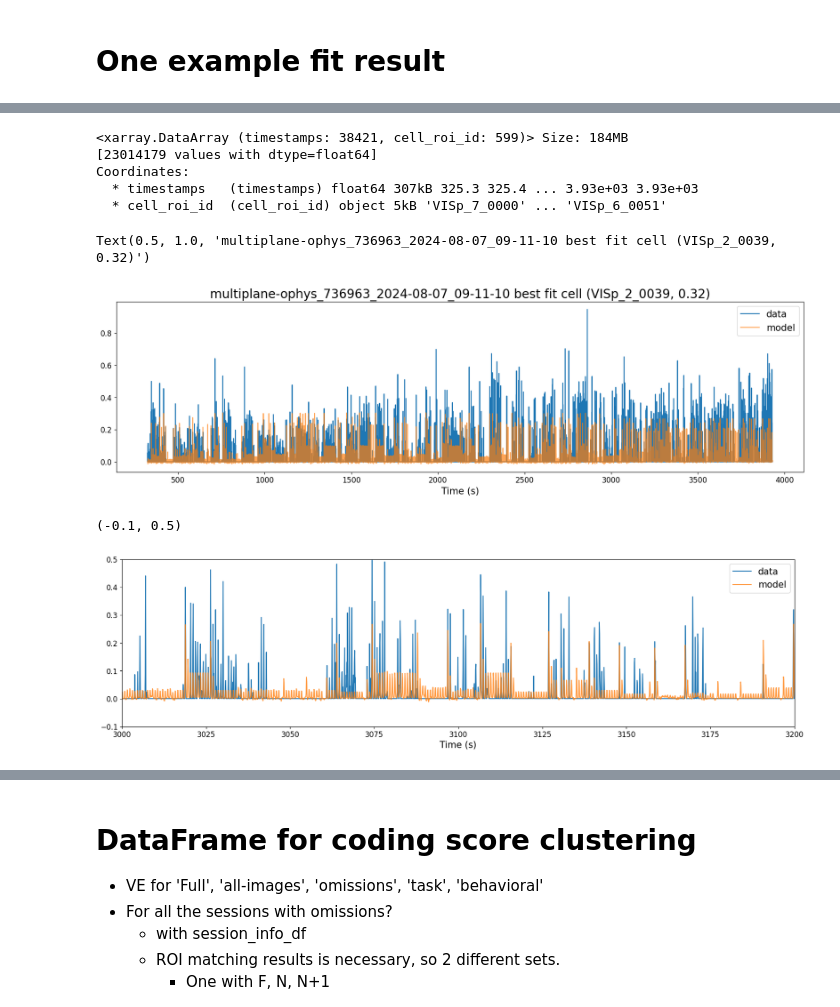
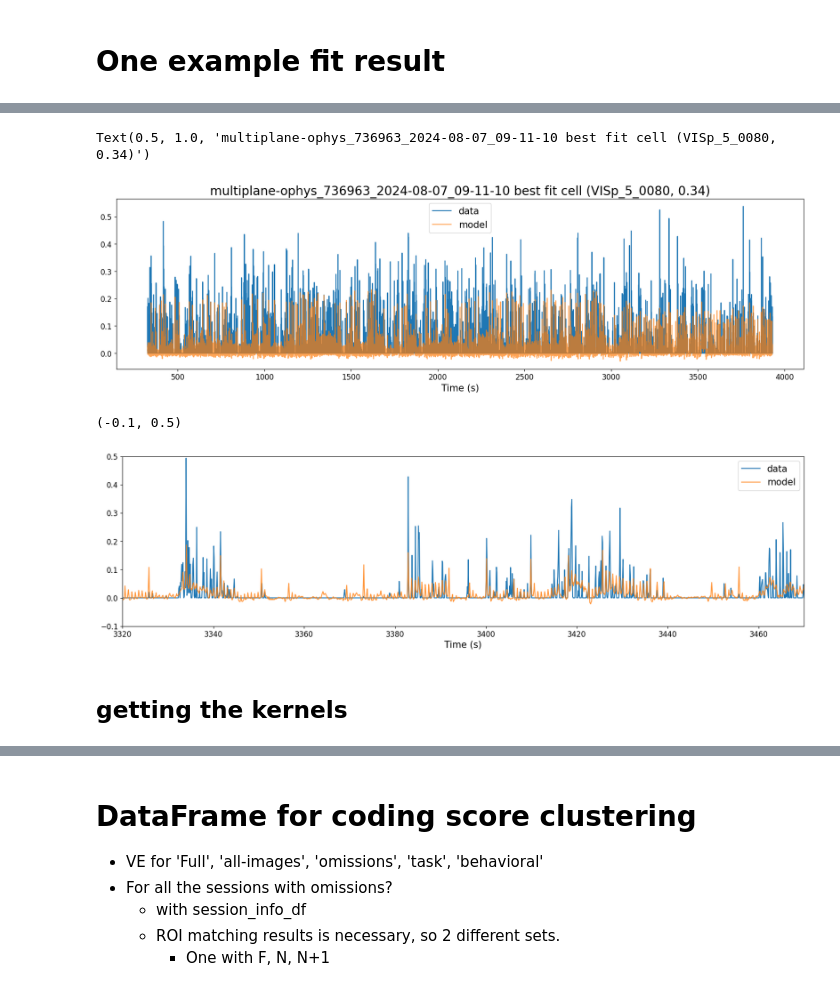
Before and after one commit to AllenNeuralDynamics/AIND-ophys-mFISH-GLM, a Jupyter notebook: code/notebooks/250121_thyme_glm_results.ipynb, the cells around one changed output, grey strips where cells are left out. Drawn from its saved outputs; the diff is of its cells as text; code cells hidden in the pictures.

```diff
--- a/code/notebooks/250121_thyme_glm_results.ipynb
+++ b/code/notebooks/250121_thyme_glm_results.ipynb
@@ -38,6 +45,13 @@ import kernel_tools as ktools
 The autoreload extension is already loaded. To reload it, use:
   %reload_ext autoreload
 # %%
+# GLM parameters
+dm_version = 2
+data_type = 'events'
+suffix = ''
+
+# Loading session information
+
 data_dir = '/root/capsule/data'
 data_folders = [d for d in glob.glob(data_dir + '/*') if Path(d).is_dir()]
 raw_paths = np.sort([d for d in data_folders if ('processed' not in d.split('/')[-1]) and
@@ -221,5 +228,5 @@ Coordinates:
 session_ind = 7 # novel session
 session_name = session_info_df.query('session_ind==@session_ind').session_name.values[0]
 session_key = session_info_df.query('session_ind==@session_ind').index.values[0]
-glm_path = Path(glm_dir) / f'glm_results_v00_{session_name}_events.npy'
+glm_path = Path(glm_dir) / f'glm_results_v{dm_version:02}_{session_name}_{data_type}{suffix}.npy'
 glm_results = np.load(glm_path, allow_pickle=True).item()
@@ -239,3 +233,6 @@ assert X.shape[0] == response.shape[0]
+# %%
+X, response, response_info, run_params, unstd_features, use_indices = \
+            gft.load_data(session_name, data_type, dm_version, load_path=glm_dir)
 # %%
 glm_results.keys()
 # %% [output]
@@ -268,11 +244,12 @@ mean_W_model = X_trim @ best_fit_cell_Full_W_mean
-# %%
-response_trim
-# %% [output]
-<xarray.DataArray (timestamps: 38421, cell_roi_id: 599)> Size: 184MB
-[23014179 values with dtype=float64]
-Coordinates:
-  * timestamps   (timestamps) float64 307kB 325.3 325.4 ... 3.93e+03 3.93e+03
-  * cell_roi_id  (cell_roi_id) object 5kB 'VISp_7_0000' ... 'VISp_6_0051'
+# %%
+best_fit_cell_ind = glm_results['var_explained_mean_model'].sel(model='Full').argmax()
+best_fit_roi_id = glm_results['var_explained_mean_model'].cell_roi_id.values[best_fit_cell_ind]
+fit_performance = glm_results['var_explained_mean_model'].sel(cell_roi_id=best_fit_roi_id,
+                                        model='Full').values
+best_fit_cell_Full_W_mean = glm_results['W_cv'].sel(model='Full', cell_roi_id=best_fit_roi_id).mean('test_fold_ind')
+
+response = response_trim.sel(cell_roi_id=best_fit_roi_id)
+mean_W_model = X_trim @ best_fit_cell_Full_W_mean
 # %%
 fig, ax = plt.subplots(figsize=(20,5))
 ax.plot(response_trim.timestamps, response.values, label='data')
@@ -283,17 +260,21 @@ ax.tick_params(axis='both', labelsize=12)
 ax.set_title(f'{session_name} best fit cell ({best_fit_roi_id}, {fit_performance:.2f})',
              fontsize=20)
 # %% [output]
-Text(0.5, 1.0, 'multiplane-ophys_736963_2024-08-07_09-11-10 best fit cell (VISp_2_0039, 0.32)')
+Text(0.5, 1.0, 'multiplane-ophys_736963_2024-08-07_09-11-10 best fit cell (VISp_5_0080, 0.34)')
-[figure, old version]
+[figure, new version]
 # %%
+start_time = 3320
+time_window = 150
 fig, ax = plt.subplots(figsize=(20,5))
 ax.plot(response_trim.timestamps, response.values, label='data')
 ax.plot(response_trim.timestamps, mean_W_model, label='model', alpha=0.8)
 ax.legend(fontsize=15)
 ax.set_xlabel('Time (s)', fontsize=15)
 ax.tick_params(axis='both', labelsize=12)
-ax.set_xlim((3000, 3200))
+ax.set_xlim((start_time, start_time + time_window))
 ax.set_ylim((-0.1, 0.5))
 # %% [output]
 (-0.1, 0.5)
-[figure, old version]
+[figure, new version]
+# %% [markdown]
+## getting the kernels
```
Also changed, not shown: parts of 24 cells of this notebook, 7 other files.
